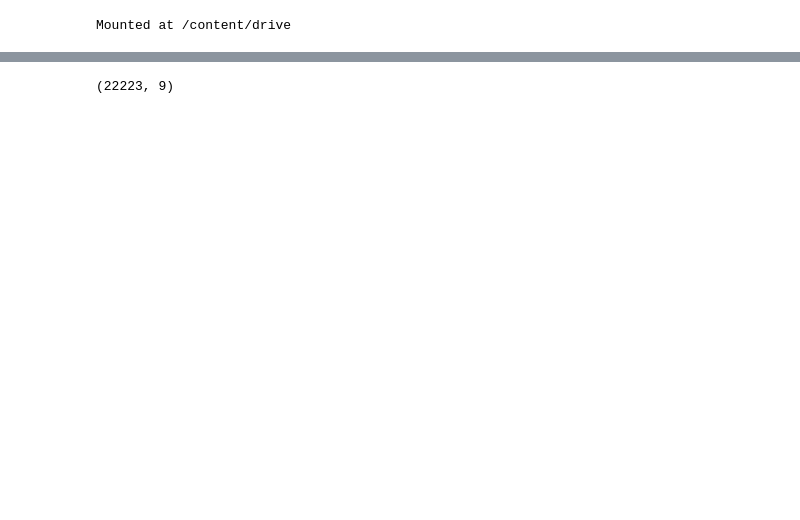
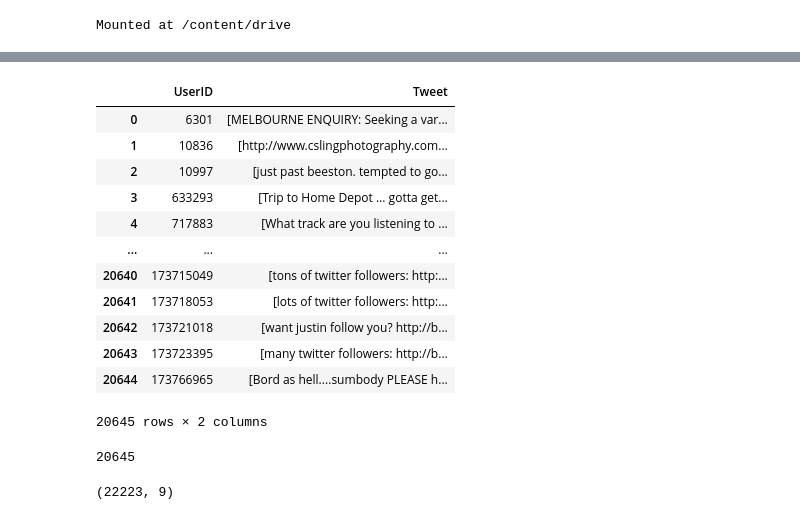
Before and after one commit to rohitkhadka1/SocialHoneyPotAnalyzer, a Jupyter notebook: Twitter_User_Analysis.ipynb, the cells around one changed output, grey strips where cells are left out. Saved outputs shown, nothing was run; the diff lists cells and outputs as text; code cells hidden in the pictures; blank space fills up the shorter version.

```diff
--- a/Twitter_User_Analysis.ipynb
+++ b/Twitter_User_Analysis.ipynb
@@ -44,3 +45,25 @@ Mounted at /content/drive
+# %%
+df_polluters_tweets_grouped = df_polluters_tweets.groupby("UserID")["Tweet"].apply(list).reset_index()
+df_polluters_tweets_grouped
+# %% [output]
+|  | UserID | Tweet |
+| 0 | 6301 | [MELBOURNE ENQUIRY: Seeking a var... |
+| 1 | 10836 | [http://www.cslingphotography.com... |
+| 2 | 10997 | [just past beeston. tempted to go... |
+| 3 | 633293 | [Trip to Home Depot ... gotta get... |
+| 4 | 717883 | [What track are you listening to ... |
+| ... | ... | ... |
+| 20640 | 173715049 | [tons of twitter followers: http:... |
+| 20641 | 173718053 | [lots of twitter followers: http:... |
+| 20642 | 173721018 | [want justin follow you? http://b... |
+| 20643 | 173723395 | [many twitter followers: http://b... |
+| 20644 | 173766965 | [Bord as hell....sumbody PLEASE h... |
+20645 rows × 2 columns
+# %%
+polluteruserIDlist = df_polluters_tweets_grouped["UserID"].values
+polluteruserIDlist.size
+# %% [output]
+20645
 # %%
 df_polluter_users = pd.read_csv("/content/drive/MyDrive/social_honeypot_icwsm_2011/content_polluters.txt",
                   sep = "\t",
```
Also changed, not shown: parts of 31 cells of this notebook.
